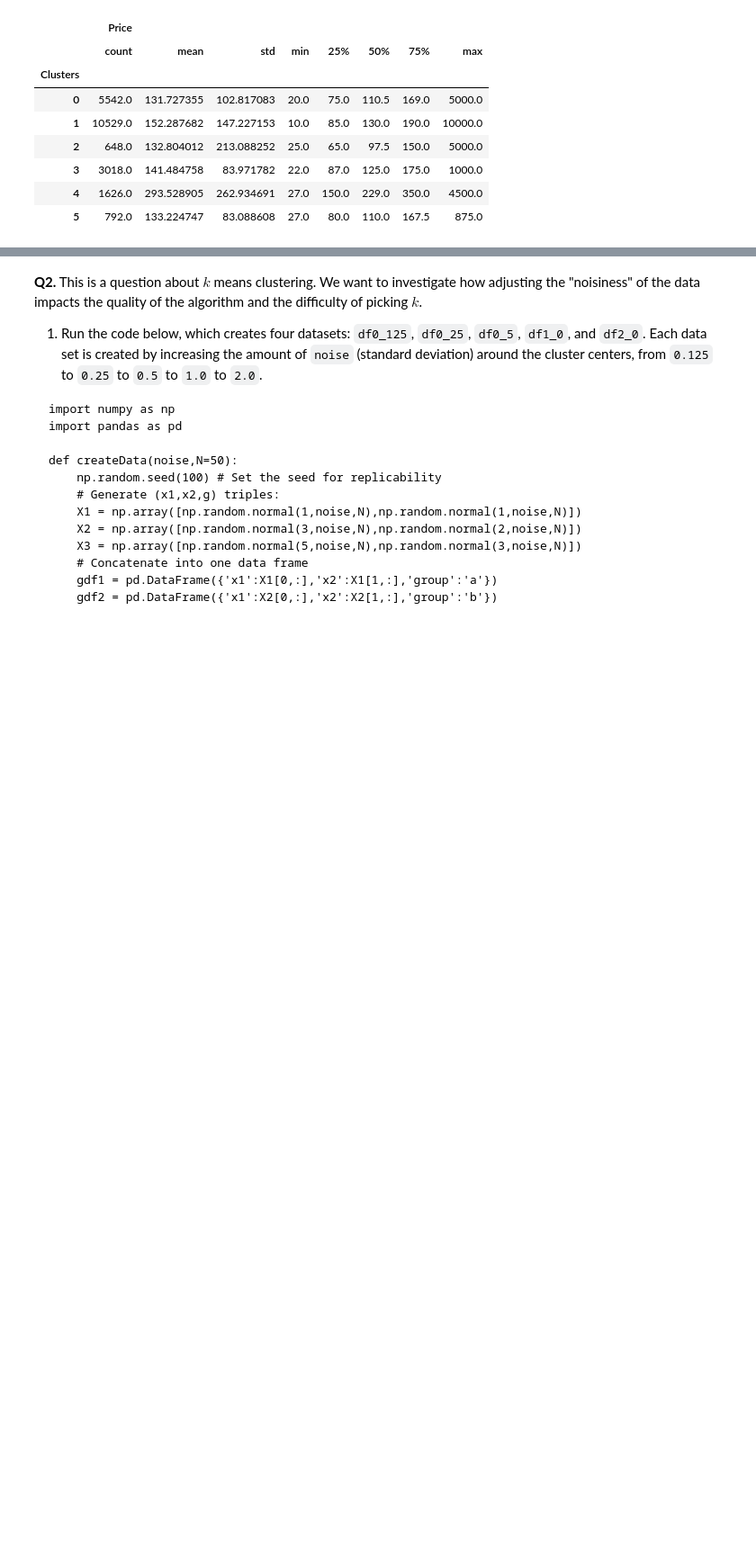
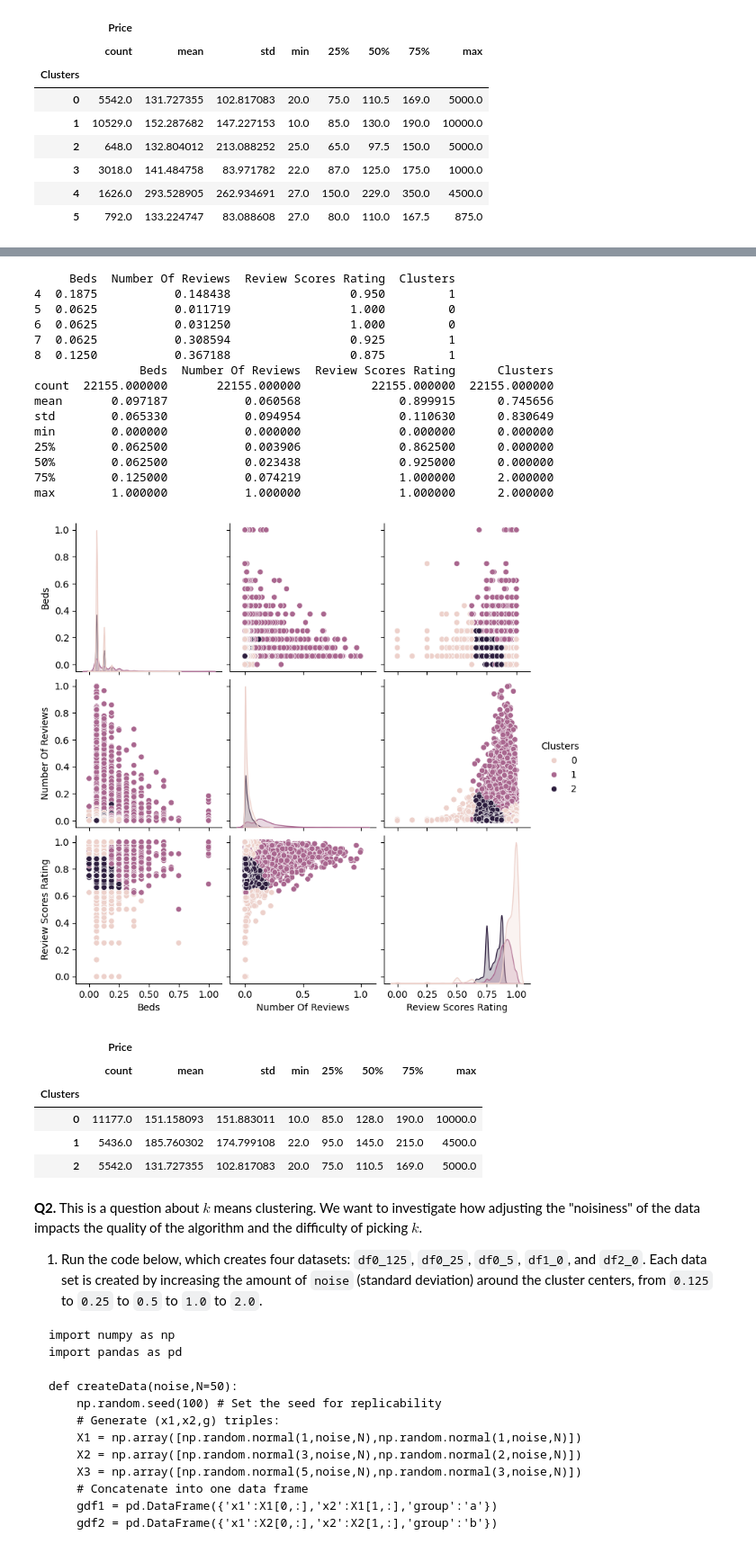
Before and after one commit to JulianKrese/kmc, a Jupyter notebook: assignment_kmc.ipynb, the cells around one changed output, grey strips where cells are left out. Shown at 90% size. Drawn from its saved outputs; the diff is of its cells as text; code cells hidden in the pictures; blank space fills up the shorter version.

```diff
--- a/assignment_kmc.ipynb
+++ b/assignment_kmc.ipynb
@@ -165,3 +146,45 @@ KeyboardInterrupt:
+# %%
+### 6 ###
+# repeating steps 3-5
+# 3
+model = KMeans(n_clusters=3, max_iter=50, random_state=0)
+model = model.fit(df)
+df['Clusters'] = model.labels_
+print(df.head())
+print(df.describe())
+
+# 4
+sns.pairplot(data=df, hue='Clusters')
+plt.show()
+
+#5
+price_df['Clusters'] = df['Clusters']
+price_df.loc[:,['Price', 'Clusters']].groupby('Clusters').describe()
+# cluster 0 now has the largest overall rental price
+# cluster 1 now has the highest average rental for the mean and the 25th, 50th, and 75th percentiles, but it is much closer now
+# %% [output]
+     Beds  Number Of Reviews  Review Scores Rating  Clusters
+4  0.1875           0.148438                 0.950         1
+5  0.0625           0.011719                 1.000         0
+6  0.0625           0.031250                 1.000         0
+7  0.0625           0.308594                 0.925         1
+8  0.1250           0.367188                 0.875         1
+               Beds  Number Of Reviews  Review Scores Rating      Clusters
+count  22155.000000       22155.000000          22155.000000  22155.000000
+mean       0.097187           0.060568              0.899915      0.745656
+std        0.065330           0.094954              0.110630      0.830649
+min        0.000000           0.000000              0.000000      0.000000
+25%        0.062500           0.003906              0.862500      0.000000
+50%        0.062500           0.023438              0.925000      0.000000
+75%        0.125000           0.074219              1.000000      2.000000
+max        1.000000           1.000000              1.000000      2.000000
+[figure, added]
+|  | Price |  |  |  |  |  |  |  |
+|  | count | mean | std | min | 25% | 50% | 75% | max |
+| Clusters |  |  |  |  |  |  |  |  |
+| 0 | 11177.0 | 151.158093 | 151.883011 | 10.0 | 85.0 | 128.0 | 190.0 | 10000.0 |
+| 1 | 5436.0 | 185.760302 | 174.799108 | 22.0 | 95.0 | 145.0 | 215.0 | 4500.0 |
+| 2 | 5542.0 | 131.727355 | 102.817083 | 20.0 | 75.0 | 110.5 | 169.0 | 5000.0 |
 # %% [markdown]
 **Q2.** This is a question about $k$ means clustering. We want to investigate how adjusting the "noisiness" of the data impacts the quality of the algorithm and the difficulty of picking $k$.
 
```
Also changed, not shown: parts of 7 cells of this notebook.
